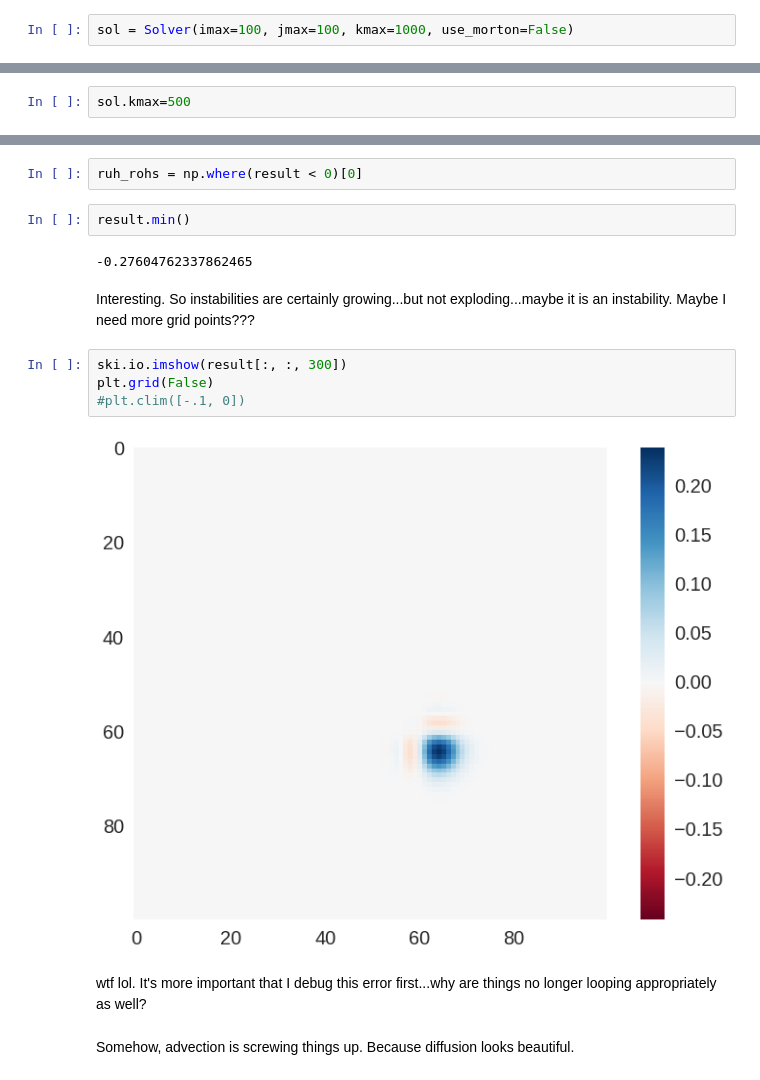
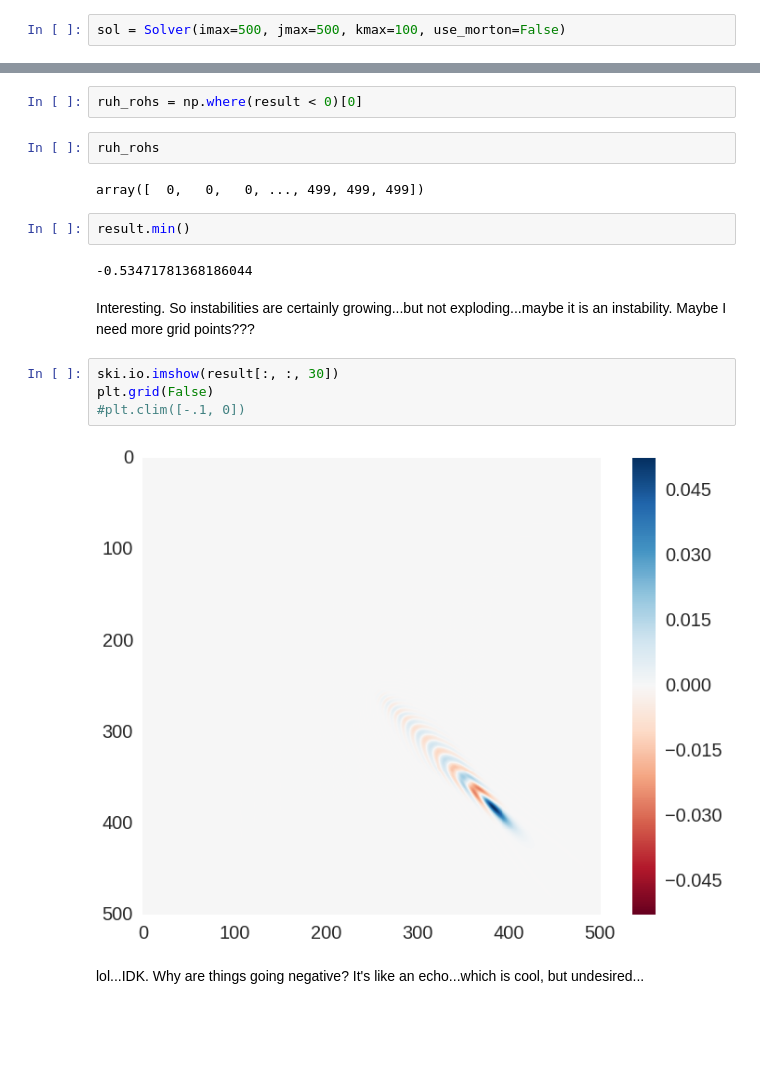
Before and after one commit to btweinstein/AC274, a Jupyter notebook: docs/2d_adr_package.ipynb, the cells around one changed output, grey strips where cells are left out. Drawn from its saved outputs; the diff is of its cells as text; blank space fills up the shorter version.

Commit message:
Things are looking ok...still trying to find the killer error...

```diff
--- a/docs/2d_adr_package.ipynb
+++ b/docs/2d_adr_package.ipynb
@@ -23,7 +23,7 @@ import skimage.io
 # %%
 import time
 # %%
-sol = Solver(imax=100, jmax=100, kmax=1000, use_morton=False)
+sol = Solver(imax=500, jmax=500, kmax=100, use_morton=False)
 # %% [output]
 Creating initial gaussian condition...
 Done!
@@ -38,7 +34,5 @@ numpy.int32
 # %% [markdown]
 It takes *soooooo* long to make these operators...bleh. Let's see if we can speed it up...if we want to do it right, we really have to initialize the elements in a more intelligent manner...
-# %%
-sol.kmax=500
 # %%
 result = sol.run()
 # %% [markdown]
@@ -51,19 +45,21 @@ ruh_roh_1 = crap[0]
 Ok yeah there are problems lol.
 # %%
 ruh_rohs = np.where(result < 0)[0]
+# %%
+ruh_rohs
+# %% [output]
+array([  0,   0,   0, ..., 499, 499, 499])
 # %%
 result.min()
 # %% [output]
--0.27604762337862465
+-0.53471781368186044
 # %% [markdown]
 Interesting. So instabilities are certainly growing...but not exploding...maybe it is an instability. Maybe I need more grid points???
 # %%
-ski.io.imshow(result[:, :, 300])
+ski.io.imshow(result[:, :, 30])
 plt.grid(False)
 #plt.clim([-.1, 0])
 # %% [output]
-[figure, old version]
+[figure, new version]
-# %% [markdown]
-wtf lol. It's more important that I debug this error first...why are things no longer looping appropriately as well?
-# %% [markdown]
-Somehow, advection is screwing things up. Because diffusion looks beautiful.
+# %% [markdown]
+lol...IDK. Why are things going negative? It's like an echo...which is cool, but undesired...
```
Also changed, not shown: parts of 2 cells of this notebook, 1 other file.
